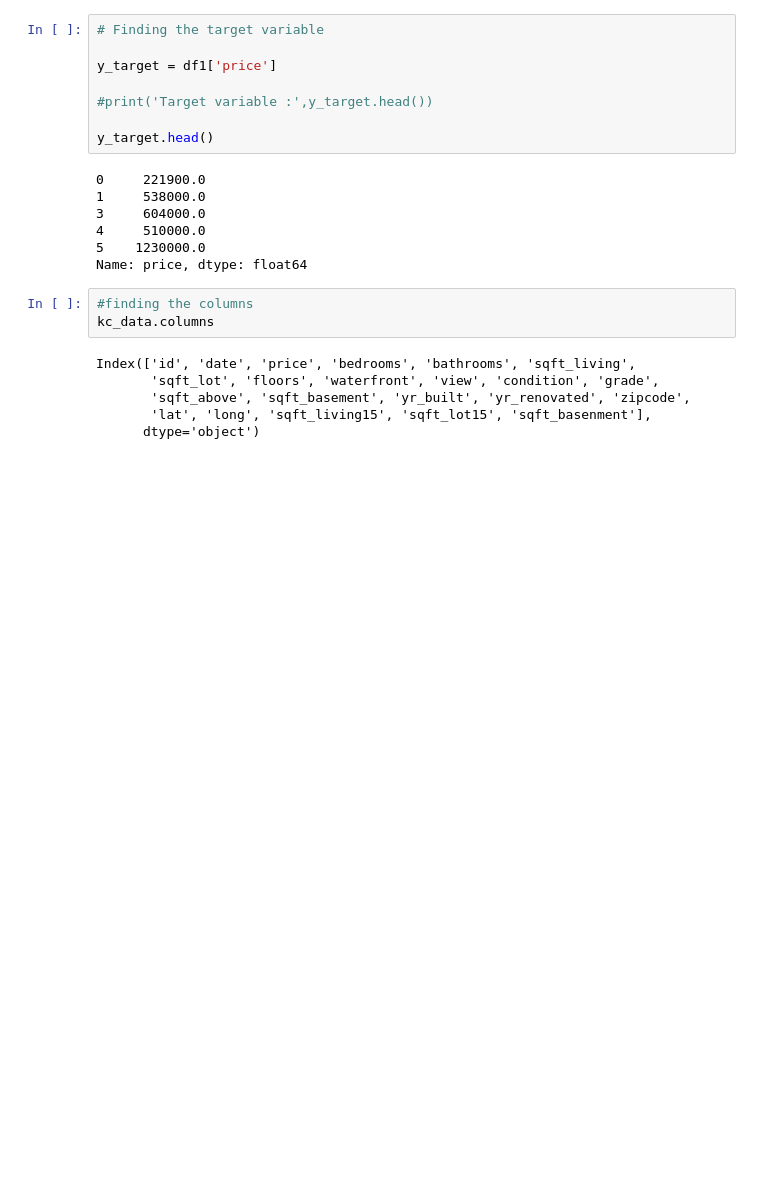
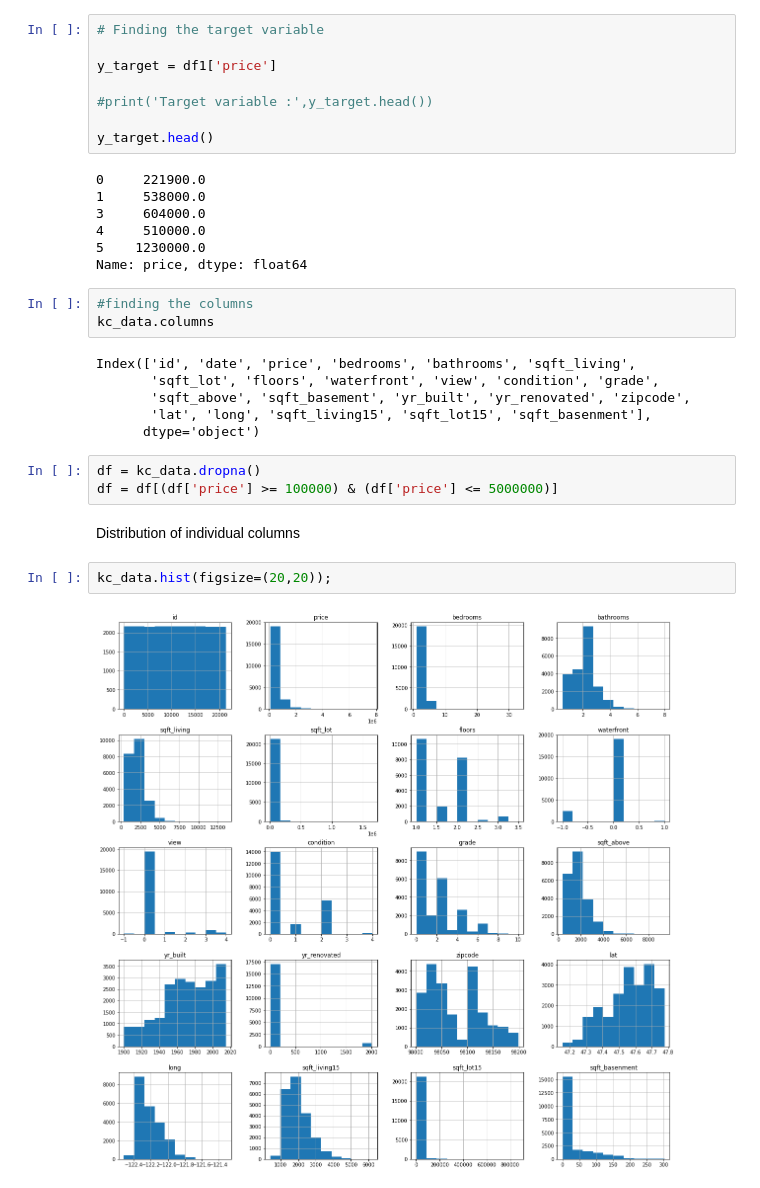
Before and after one commit to Derrick-wekesa/Data-science-phase-2, a Jupyter notebook: student1.ipynb, the cells around one changed output. Cells and saved outputs as stored; diff of their text form; blank space fills up the shorter version.

```diff
--- a/student1.ipynb
+++ b/student1.ipynb
@@ -227,3 +234,12 @@ Index(['id', 'date', 'price', 'bedrooms', 'bathrooms', 'sqft_living',
        'sqft_above', 'sqft_basement', 'yr_built', 'yr_renovated', 'zipcode',
        'lat', 'long', 'sqft_living15', 'sqft_lot15', 'sqft_basenment'],
       dtype='object')
+# %%
+df = kc_data.dropna()
+df = df[(df['price'] >= 100000) & (df['price'] <= 5000000)]
+# %% [markdown]
+ Distribution of individual columns
+# %%
+kc_data.hist(figsize=(20,20));
+# %% [output]
+[figure, added]
```
Also changed, not shown: parts of 26 cells of this notebook.
